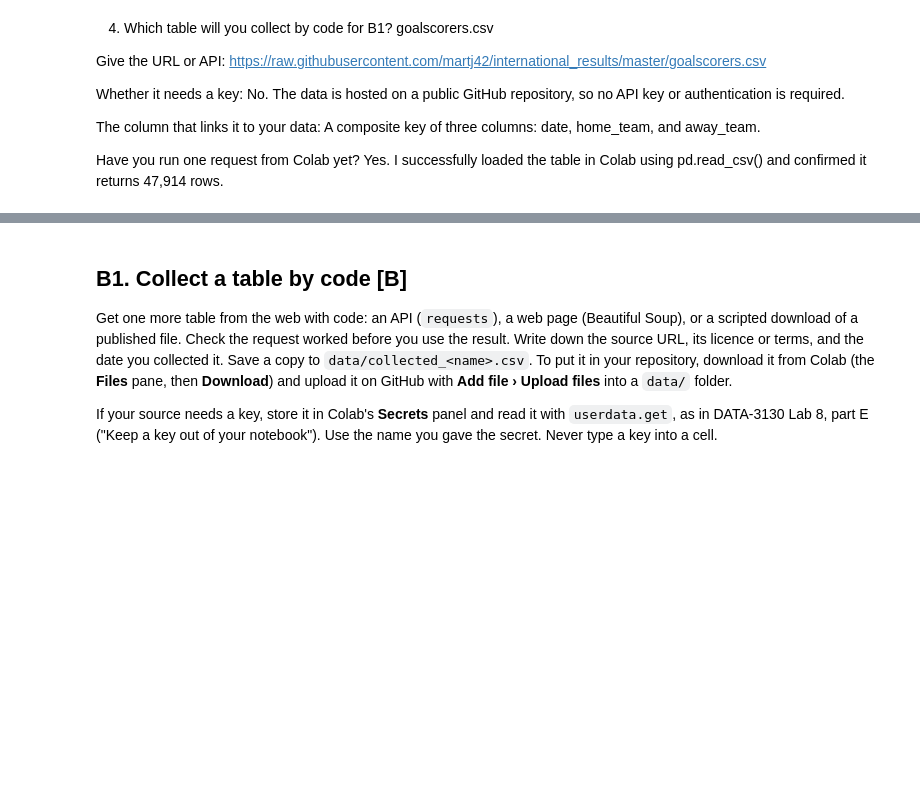
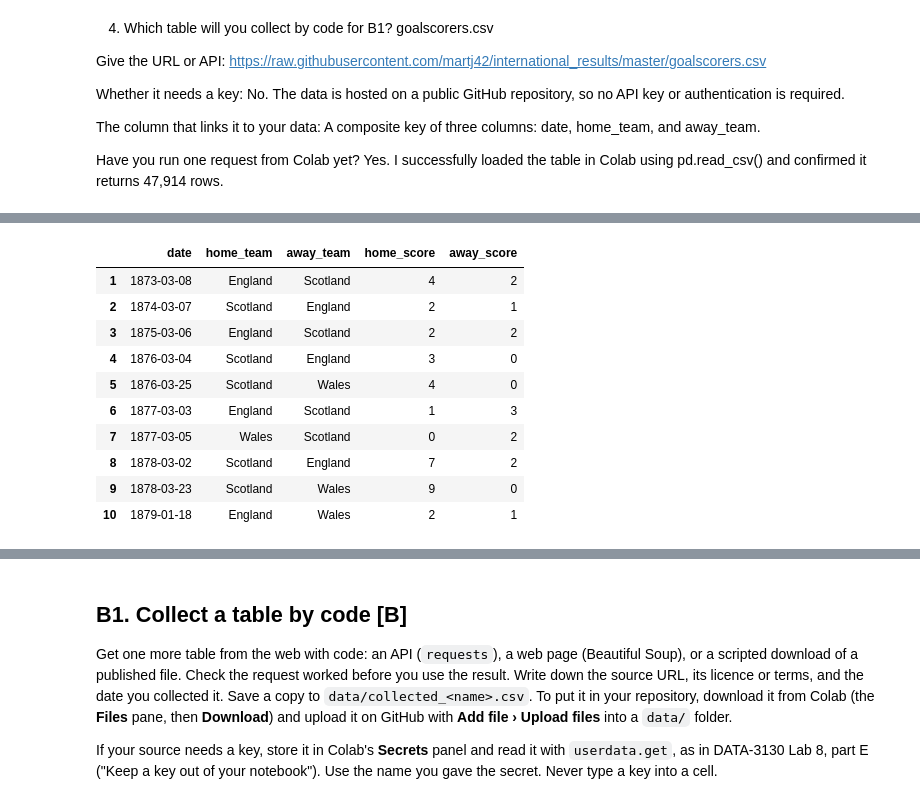
Before and after one commit to aodeyenuma/data-project, a Jupyter notebook: lo05_data_project.ipynb, the cells around one changed output, grey strips where cells are left out. Drawn from its saved outputs; the diff is of its cells as text; code cells hidden in the pictures; blank space fills up the shorter version.

```diff
--- a/lo05_data_project.ipynb
+++ b/lo05_data_project.ipynb
@@ -434,6 +433,6 @@ Rows removed: 0
 # %%
 #Correct mojibake (encoding corruption) in scorer names
-before_rows = len(goalscorers)
+before_rows = len(clean_goalscorers)
 
 def fix_mojibake(text):
     if pd.isna(text):
@@ -443,9 +442,9 @@ def fix_mojibake(text):
     except:
         return text
 
-goalscorers["scorer"] = goalscorers["scorer"].apply(fix_mojibake)
+clean_goalscorers["scorer"] = clean_goalscorers["scorer"].apply(fix_mojibake)
 
-after_rows = len(goalscorers)
+after_rows = len(clean_goalscorers)
 
 print("Rows before:", before_rows)
 print("Rows after:", after_rows)
@@ -578,3 +577,9 @@ A composite key of three columns: date, home_team, and away_team.
 
 Have you run one request from Colab yet?
 Yes. I successfully loaded the table in Colab using pd.read_csv() and confirmed it returns 47,914 rows.
+# %%
+#A3. Parse dates (Preparation/Reshaping) Transforming and combining tables, with key checks
+clean_results['date'] = pd.to_datetime(clean_results['date'])
+clean_goalscorers['date'] = pd.to_datetime(clean_goalscorers['date'])
+
+print("Dates parsed successfully. Data is ready for merging.")
@@ -580,0 +632,16 @@ Yes. I successfully loaded the table in Colab using pd.read_csv() and confirmed
+# %%
+non_zero_without_goal_records[
+    ["date", "home_team", "away_team", "home_score", "away_score"]
+].head(10)
+# %% [output]
+|  | date | home_team | away_team | home_score | away_score |
+| 1 | 1873-03-08 | England | Scotland | 4 | 2 |
+| 2 | 1874-03-07 | Scotland | England | 2 | 1 |
+| 3 | 1875-03-06 | England | Scotland | 2 | 2 |
+| 4 | 1876-03-04 | Scotland | England | 3 | 0 |
+| 5 | 1876-03-25 | Scotland | Wales | 4 | 0 |
+| 6 | 1877-03-03 | England | Scotland | 1 | 3 |
+| 7 | 1877-03-05 | Wales | Scotland | 0 | 2 |
+| 8 | 1878-03-02 | Scotland | England | 7 | 2 |
+| 9 | 1878-03-23 | Scotland | Wales | 9 | 0 |
+| 10 | 1879-01-18 | England | Wales | 2 | 1 |
```
Also changed, not shown: parts of 20 cells of this notebook.
